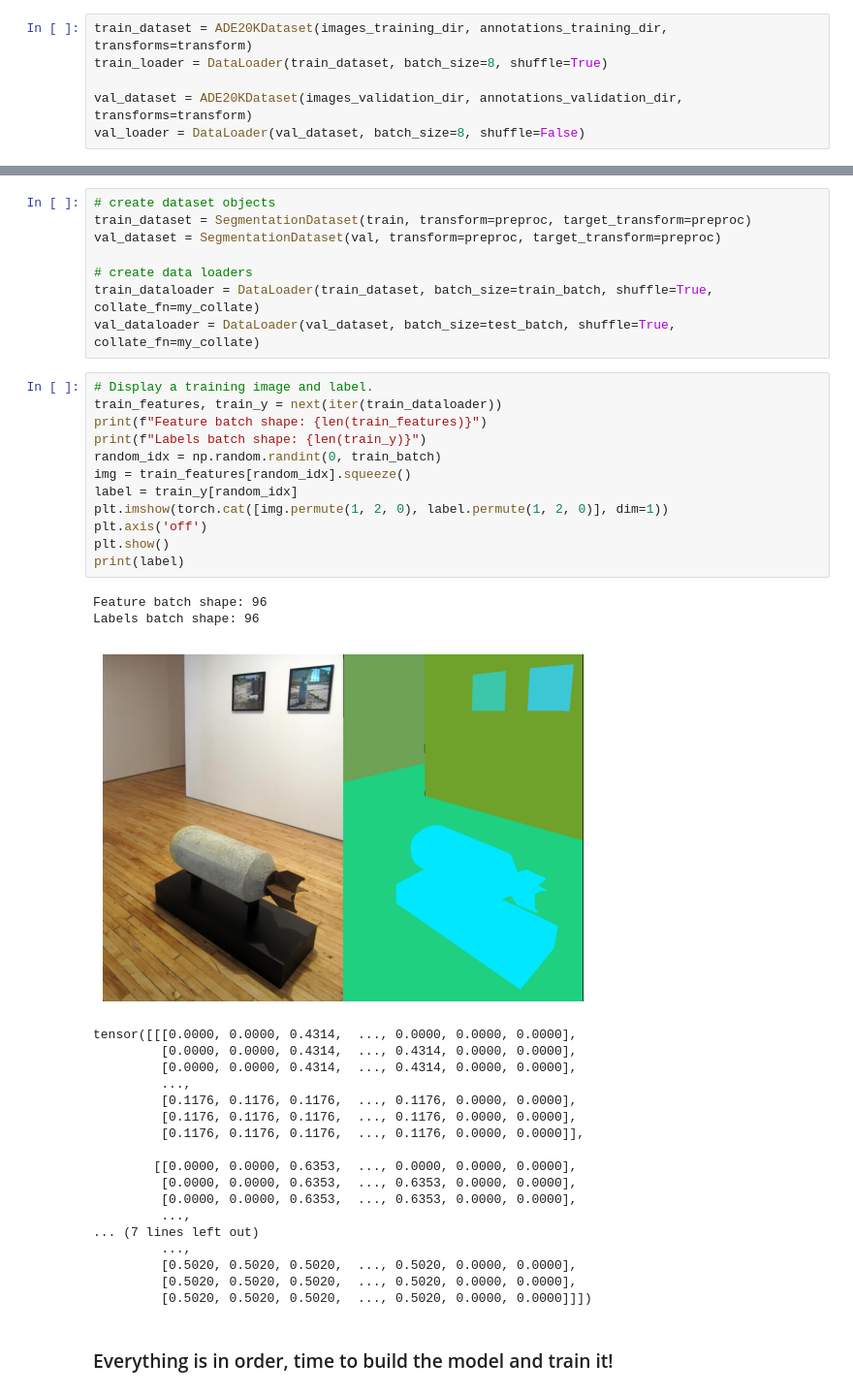
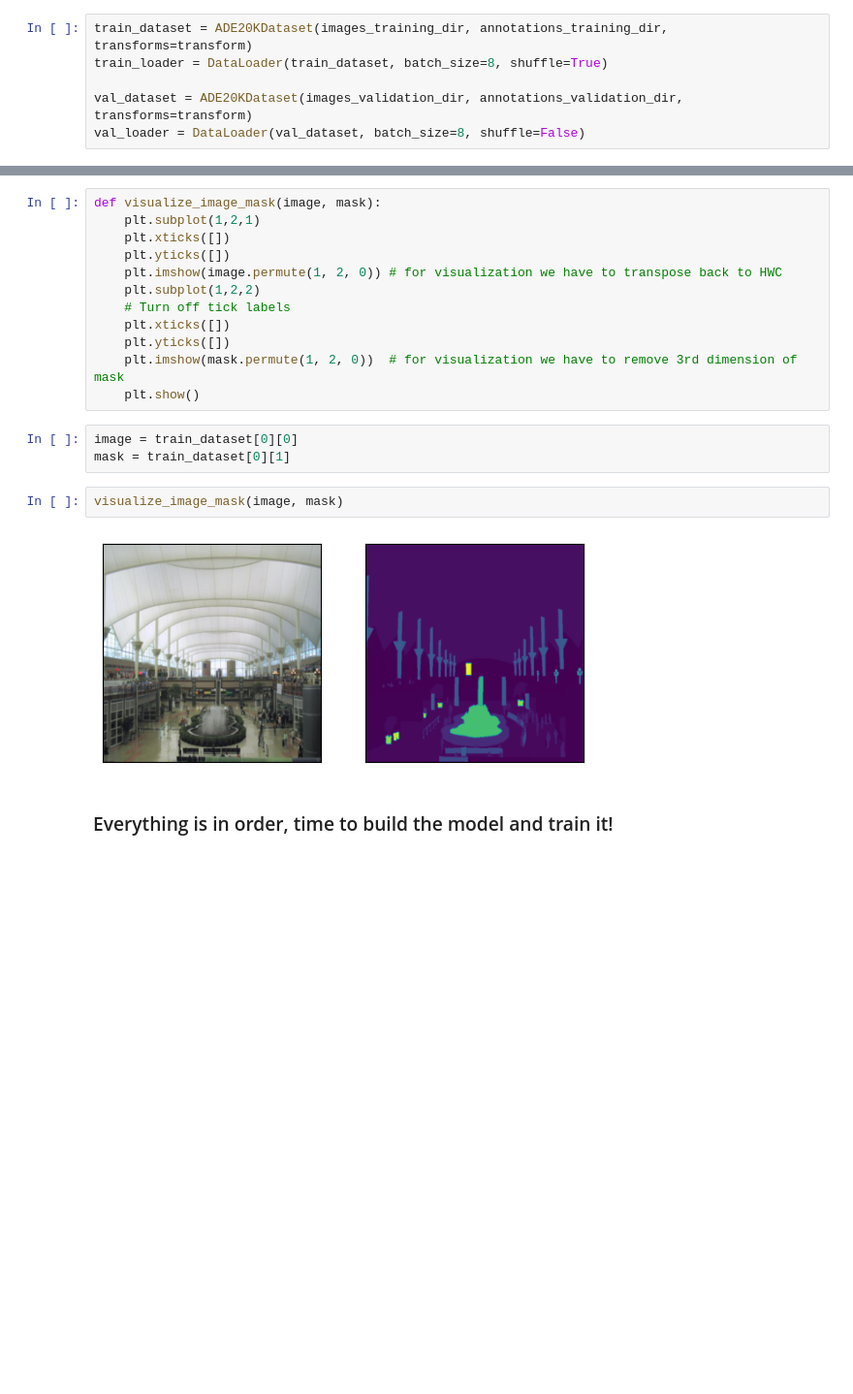
Before and after one commit to projectayre/ayre, a Jupyter notebook: semantic-segmentation/segmentation-ai-experimentation.ipynb, the cells around one changed output, grey strips where cells are left out. Shown at 97% size. Drawn from its saved outputs; the diff is of its cells as text; blank space fills up the shorter version.

```diff
--- a/semantic-segmentation/segmentation-ai-experimentation.ipynb
+++ b/semantic-segmentation/segmentation-ai-experimentation.ipynb
@@ -244,44 +153,22 @@ def my_collate(batch):
-# %%
-# create dataset objects
-train_dataset = SegmentationDataset(train, transform=preproc, target_transform=preproc)
-val_dataset = SegmentationDataset(val, transform=preproc, target_transform=preproc)
-
-# create data loaders
-train_dataloader = DataLoader(train_dataset, batch_size=train_batch, shuffle=True, collate_fn=my_collate)
-val_dataloader = DataLoader(val_dataset, batch_size=test_batch, shuffle=True, collate_fn=my_collate)
-# %%
-# Display a training image and label.
-train_features, train_y = next(iter(train_dataloader))
-print(f"Feature batch shape: {len(train_features)}")
-print(f"Labels batch shape: {len(train_y)}")
-random_idx = np.random.randint(0, train_batch)
-img = train_features[random_idx].squeeze()
-label = train_y[random_idx]
-plt.imshow(torch.cat([img.permute(1, 2, 0), label.permute(1, 2, 0)], dim=1))
-plt.axis('off')
-plt.show()
-print(label)
-# %% [output]
-Feature batch shape: 96
-Labels batch shape: 96
-[figure, removed]
-tensor([[[0.0000, 0.0000, 0.4314,  ..., 0.0000, 0.0000, 0.0000],
-         [0.0000, 0.0000, 0.4314,  ..., 0.4314, 0.0000, 0.0000],
-         [0.0000, 0.0000, 0.4314,  ..., 0.4314, 0.0000, 0.0000],
-         ...,
-         [0.1176, 0.1176, 0.1176,  ..., 0.1176, 0.0000, 0.0000],
-         [0.1176, 0.1176, 0.1176,  ..., 0.1176, 0.0000, 0.0000],
-         [0.1176, 0.1176, 0.1176,  ..., 0.1176, 0.0000, 0.0000]],
-
-        [[0.0000, 0.0000, 0.6353,  ..., 0.0000, 0.0000, 0.0000],
-         [0.0000, 0.0000, 0.6353,  ..., 0.6353, 0.0000, 0.0000],
-         [0.0000, 0.0000, 0.6353,  ..., 0.6353, 0.0000, 0.0000],
-         ...,
-... (7 lines left out)
-         ...,
-         [0.5020, 0.5020, 0.5020,  ..., 0.5020, 0.0000, 0.0000],
-         [0.5020, 0.5020, 0.5020,  ..., 0.5020, 0.0000, 0.0000],
-         [0.5020, 0.5020, 0.5020,  ..., 0.5020, 0.0000, 0.0000]]])
+# %%
+def visualize_image_mask(image, mask):
+    plt.subplot(1,2,1)
+    plt.xticks([])
+    plt.yticks([])
+    plt.imshow(image.permute(1, 2, 0)) # for visualization we have to transpose back to HWC
+    plt.subplot(1,2,2)
+    # Turn off tick labels
+    plt.xticks([])
+    plt.yticks([])
+    plt.imshow(mask.permute(1, 2, 0))  # for visualization we have to remove 3rd dimension of mask
+    plt.show()
+# %%
+image = train_dataset[0][0]
+mask = train_dataset[0][1]
+# %%
+visualize_image_mask(image, mask)
+# %% [output]
+[figure, added]
 # %% [markdown]
 ### Everything is in order, time to build the model and train it!
 # %%
```
Also changed, not shown: parts of 18 cells of this notebook.
